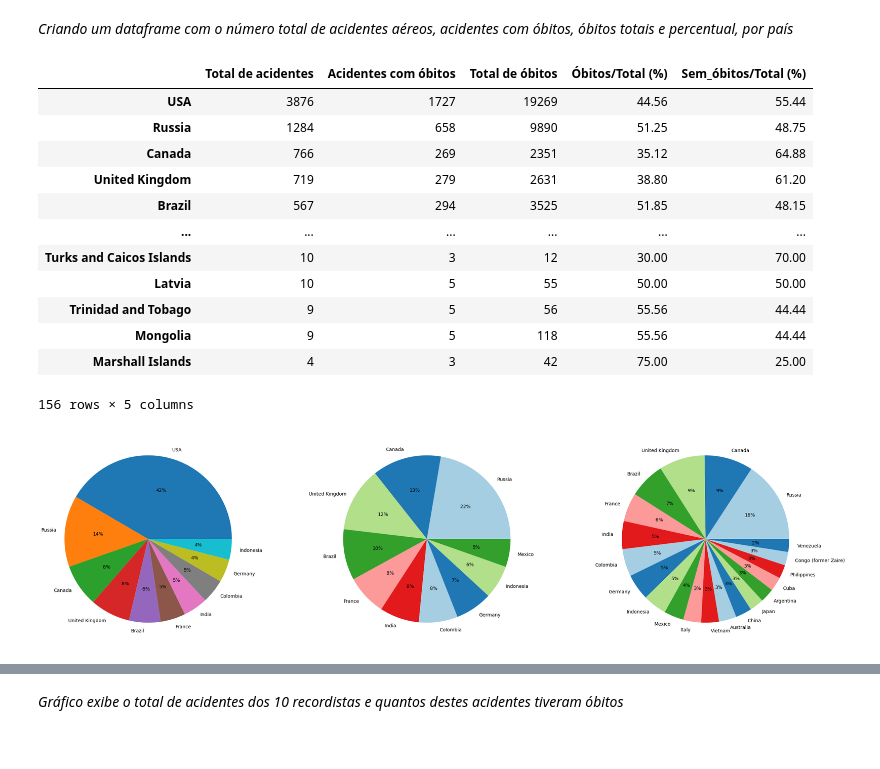
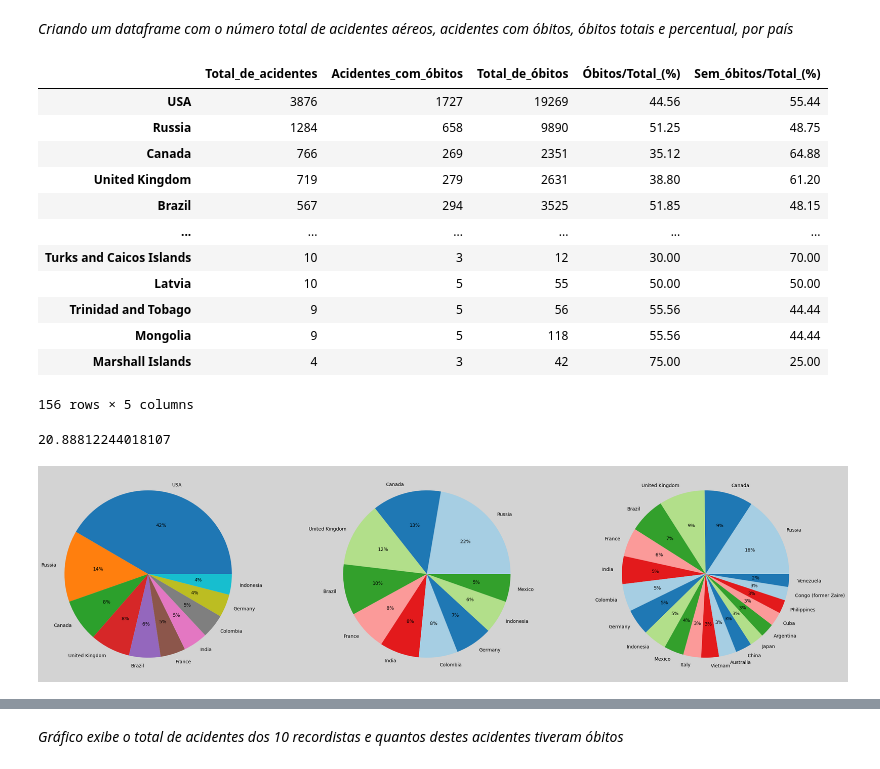
Before and after one commit to bessasjr/Analise_acidentes_aereos, a Jupyter notebook: main.ipynb, the cells around one changed output, grey strips where cells are left out. Cells and saved outputs as stored; diff of their text form; code cells hidden in the pictures.

```diff
--- a/main.ipynb
+++ b/main.ipynb
@@ -374,7 +473,7 @@ df2.sort_values('fatilites', ascending=False)
 # %%
 lista = []
 for i in range(0, 11):
-    a = df2[df2.fatilites == i]['fatilites'].count()
+    a = df2[df2.Fatilites == i]['Fatilites'].count()
     print(f'{i:>2} mortes: {a:>4} acidentes')
     lista.append(a)
 
@@ -705,18 +804,18 @@ lista = [300, 200, 100, 0]
 print('\033[1mACIDENTES AÉREOS BRASILEIROS COM MORTES ENTRE 1919 E 2021\033[m\n')
 
 for i in lista:
-    a = df2.fatilites[(df2.Country == 'Brazil')&(df2.fatilites <= i+100)&(df2.fatilites >= i+1)].count()
-    b = round(((a / df2.fatilites[df2.Country == 'Brazil'].count()) * 100),2)
+    a = df2.Fatilites[(df2.Country == 'Brazil')&(df2.Fatilites <= i+100)&(df2.Fatilites >= i+1)].count()
+    b = round(((a / df2.Fatilites[df2.Country == 'Brazil'].count()) * 100),2)
     if a == 0:
         pass
     else:
         print(f' * Entre {i+1:>4} e {i+100:>4} ={a:>5} acidentes, percentual: {b:>5}%')
 
 print('\n\033[1mACIDENTES AÉREOS BRASILEIROS SEM MORTES ENTRE 1919 E 2021\033[m\n')
-print(f" * Sem mortes = {df2.fatilites[(df2.Country == 'Brazil')&(df2.fatilites == 0)].count()} acidentes, percentual: {round(((df2.fatilites[(df2.Country == 'Brazil')&(df2.fatilites == 0)].count() / df2.fatilites[df2.Country == 'Brazil'].count())*100),2)}%")
+print(f" * Sem mortes = {df2.Fatilites[(df2.Country == 'Brazil')&(df2.Fatilites == 0)].count()} acidentes, percentual: {round(((df2.Fatilites[(df2.Country == 'Brazil')&(df2.Fatilites == 0)].count() / df2.Fatilites[df2.Country == 'Brazil'].count())*100),2)}%")
 
 print('\n\033[1mTOTAL DE ACIDENTES AÉREOS ENTRE 1919 E 2021\033[m\n')
-print(f' * Total = {df2.fatilites[df2.Country == "Brazil"].count()} acidentes')
+print(f' * Total = {df2.Fatilites[df2.Country == "Brazil"].count()} acidentes')
 # %% [output]
 ACIDENTES AÉREOS BRASILEIROS COM MORTES ENTRE 1919 E 2021
 
@@ -739,9 +838,9 @@ lista2 = []
 print('\033[1mACIDENTES AÉREOS BRASILEIROS COM ATÉ 100 MORTES ENTRE 1919 E 2021\033[m\n')
 
 for i in lista:
-    a = df2.fatilites[(df2.Country == 'Brazil')&(df2.fatilites <= i+10)&(df2.fatilites >= i+1)].count()
+    a = df2.Fatilites[(df2.Country == 'Brazil')&(df2.Fatilites <= i+10)&(df2.Fatilites >= i+1)].count()
     lista2.append(a)
-    b = round(((a / df2.fatilites[df2.Country == 'Brazil'].count()) * 100),2)
+    b = round(((a / df2.Fatilites[df2.Country == 'Brazil'].count()) * 100),2)
     if a == 0:
         pass
     else:
@@ -751,10 +850,10 @@ for i in lista:
             print(f' * Entre {i+1:>3} e {i+10:>3} ={a:>4} acidentes, percentual: {b:>5}%')
 
 print('\n\033[1mACIDENTES AÉREOS BRASILEIROS SEM MORTES ENTRE 1919 E 2021\033[m\n')
-print(f" * Sem mortes = {df2.fatilites[(df2.Country == 'Brazil')&(df2.fatilites == 0)].count()} acidentes, percentual: {round(((df2.fatilites[(df2.Country == 'Brazil')&(df2.fatilites == 0)].count() / df2.fatilites[df2.Country == 'Brazil'].count())*100),2)}%")
+print(f" * Sem mortes = {df2.Fatilites[(df2.Country == 'Brazil')&(df2.Fatilites == 0)].count()} acidentes, percentual: {round(((df2.Fatilites[(df2.Country == 'Brazil')&(df2.Fatilites == 0)].count() / df2.Fatilites[df2.Country == 'Brazil'].count())*100),2)}%")
 
 print('\n\033[1mTOTAL DE ACIDENTES AÉREOS ENTRE 1919 E 2021\033[m\n')
-print(f' * Total = {df2.fatilites[df2.Country == "Brazil"].count()} acidentes')
+print(f' * Total = {df2.Fatilites[df2.Country == "Brazil"].count()} acidentes')
 # %% [output]
 ACIDENTES AÉREOS BRASILEIROS COM ATÉ 100 MORTES ENTRE 1919 E 2021
 
@@ -780,16 +879,16 @@ paises = df2['Country'].value_counts().index
 acid_totais = df2['Country'].value_counts().to_list()
 
 series = pd.Series(acid_totais, index=paises)
-df_3 = pd.DataFrame(series, columns=['Total de acidentes'])
+df_3 = pd.DataFrame(series, columns=['Total_de_acidentes'])
 
 # Criando 2 novas colunas, uma contendo o número de acidentes e a outra, a quantidade de óbitos totais, dos 10 recordistas
 lista = []
 for i in paises:
-    a = df2[(df2.Country == i)&(df2.fatilites>=1)]['fatilites'].count()
-    b = np.sum(df2[df2.Country == i]['fatilites'])
+    a = df2[(df2.Country == i)&(df2.Fatilites>=1)]['Fatilites'].count()
+    b = np.sum(df2[df2.Country == i]['Fatilites'])
     lista.append([a, b])
 
-df_3[['Acidentes com óbitos', 'Total de óbitos']] = lista[:]
+df_3[['Acidentes_com_óbitos', 'Total_de_óbitos']] = lista[:]
 lista.clear()
 
 # Criando 2 colunas que informam o percentual de acidentes que resultaram ou não em óbitos do valor total de acidentes dos 10 recordistas
@@ -801,11 +900,11 @@ for i in paises:
     b = ((df_3.loc[i][0] - df_3.loc[i][1]) / df_3.loc[i][0])*100
     tot_vivos.append(round((b),2))
 
-df_3['Óbitos/Total (%)'] = tot_mortos[:]
-df_3['Sem_óbitos/Total (%)'] = tot_vivos[:]
+df_3['Óbitos/Total_(%)'] = tot_mortos[:]
+df_3['Sem_óbitos/Total_(%)'] = tot_vivos[:]
 df_3
 # %% [output]
-|  | Total de acidentes | Acidentes com óbitos | Total de óbitos | Óbitos/Total (%) | Sem_óbitos/Total (%) |
+|  | Total_de_acidentes | Acidentes_com_óbitos | Total_de_óbitos | Óbitos/Total_(%) | Sem_óbitos/Total_(%) |
 | USA | 3876 | 1727 | 19269 | 44.56 | 55.44 |
 | Russia | 1284 | 658 | 9890 | 51.25 | 48.75 |
 | Canada | 766 | 269 | 2351 | 35.12 | 64.88 |
@@ -818,18 +917,21 @@ df_3
 | Mongolia | 9 | 5 | 118 | 55.56 | 44.44 |
 | Marshall Islands | 4 | 3 | 42 | 75.00 | 25.00 |
 156 rows × 5 columns
+# %%
+(df_3.loc['USA'].Total_de_acidentes / df_3.Total_de_acidentes.sum())*100
+# %% [output]
+20.88812244018107
 # %%
-fig, axes = plt.subplots(1, 3, figsize=(30,8))
+fig, axes = plt.subplots(1, 3, figsize=(30,8), facecolor='lightgrey')
 
-labels = df_3['Total de acidentes'].head(10).index
-labels1 = df_3['Total de acidentes'][1:].head(10).index
-labels2 = df_3['Total de acidentes'][1:].head(20).index
+labels = df_3.Total_de_acidentes.head(10).index
+labels1 = df_3.Total_de_acidentes[1:].head(10).index
+labels2 = df_3.Total_de_acidentes[1:].head(20).index
 colors = sns.color_palette('Paired')[0:6]
-
-axes[0].pie(df_3['Total de acidentes'].head(10), labels=labels, autopct='%.0f%%')
-axes[1].pie(df_3['Total de acidentes'][1:].head(10), labels=labels1, colors=colors, autopct='%.0f%%')
-axes[2].pie(df_3['Total de acidentes'][1:].head(20), labels=labels2, colors=colors, autopct='%.0f%%')
+axes[0].pie(df_3.Total_de_acidentes.head(10), labels=labels, autopct='%.0f%%')
+axes[1].pie(df_3.Total_de_acidentes[1:].head(10), labels=labels1, colors=colors, autopct='%.0f%%')
+axes[2].pie(df_3.Total_de_acidentes[1:].head(20), labels=labels2, colors=colors, autopct='%.0f%%')
 
 plt.show()
 # %% [output]
-[figure, old version]
+[figure, new version]
```
Also changed, not shown: parts of 68 cells of this notebook.
